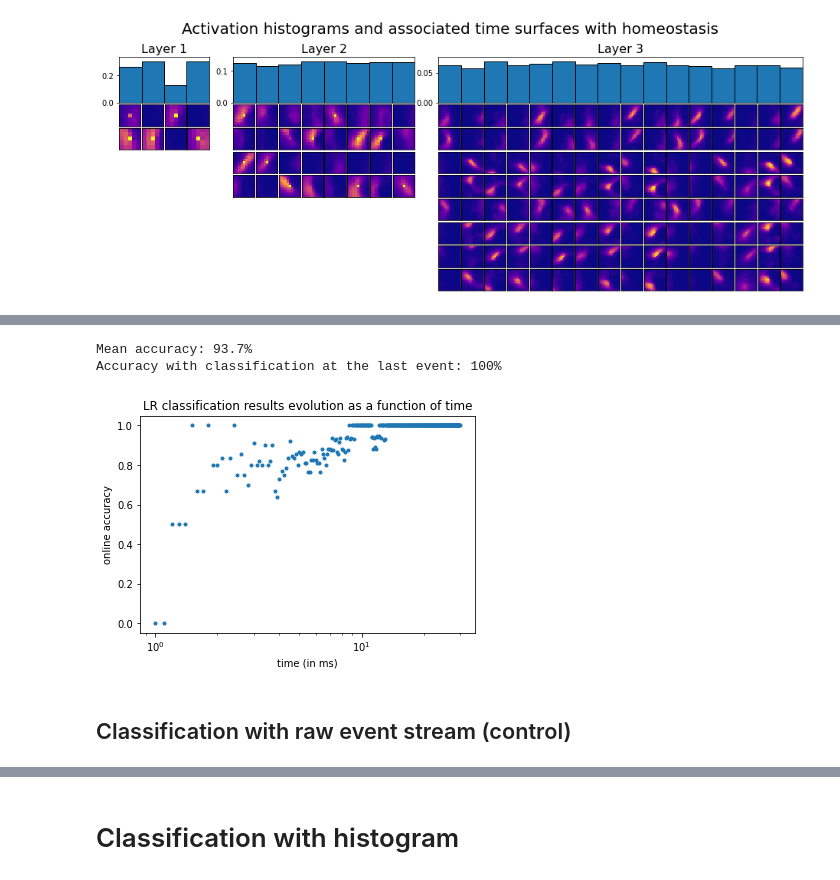
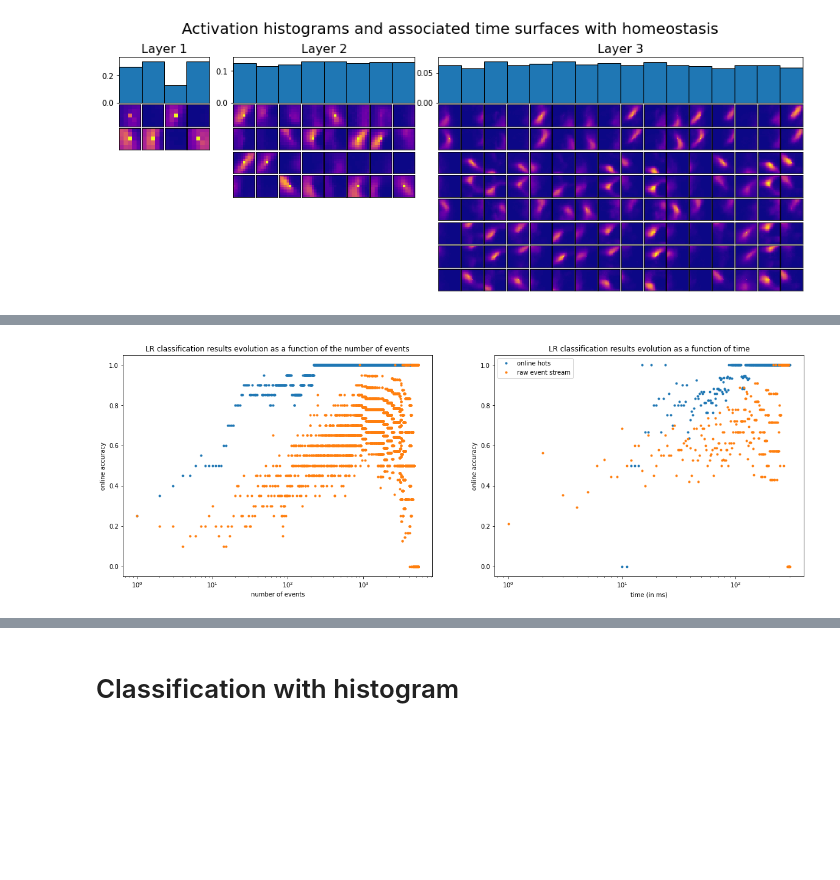
Before and after one commit to AntoineGrimaldi/HOTS, a Jupyter notebook: notebooks/RESULTS_02_PokerDVS.ipynb, the cells around one changed output, grey strips where cells are left out. Cells and saved outputs as stored; diff of their text form; code cells hidden in the pictures; blank space fills up the shorter version.

```diff
--- a/notebooks/RESULTS_02_PokerDVS.ipynb
+++ b/notebooks/RESULTS_02_PokerDVS.ipynb
@@ -46,10 +46,10 @@ tau = (0.3*2,0.3*4,0.3*8)
 homeo = (3,0)
 timestr = '2022-01-06_poker'
 # %%
-hots = network(name = name, tau = tau, homeo = homeo, timestr = timestr, camsize=(sensor_size[0], sensor_size[1]))
+homhots = network(name = name, tau = tau, homeo = homeo, timestr = timestr, camsize=(sensor_size[0], sensor_size[1]))
 loader = get_loader(trainset)
-hots.running(loader, trainset.ordering, trainset.classes, learn=True, train=True)
-hots.plotlayer();
+homhots.running(loader, trainset.ordering, trainset.classes, learn=True, train=True)
+homhots.plotlayer();
 # %% [output]
 loading a network with name:
  ../Records/models/2022-01-06_poker_homhots_(3, 0)_[4, 8, 16]_[0.6, 1.2, 2.4]_[2, 4, 8].pkl
@@ -82,14 +59,12 @@ Accuracy with classification at the last event: 100%
-# %%
-timestep = 100
-meanac, onlinac, lastac, truepos, falsepos = score_classif_time(likelihood, true_target, timestamps, timestep, thres=None)
-print(f'Accuracy with classification at the last event: {int(lastac*100)}%')
-# %% [output]
-Mean accuracy: 93.7%
-Accuracy with classification at the last event: 100%
-[figure, removed]
-# %% [markdown]
-## Classification with raw event stream (control)
 # %%
+tau_cla = 15
+timestep = 100
 sensor_size = trainset.sensor_size
-transform = transform = tonic.transforms.Compose([tonic.transforms.ToTimesurface(sensor_size=sensor_size, tau=tau_cla, decay="exp")])
-trainset_as_input = tonic.datasets.POKERDVS(save_to='../../Data', train = True, transform = transform)
+transform = tonic.transforms.Compose([tonic.transforms.ToTimesurface(sensor_size=sensor_size, tau=tau_cla, decay="exp")])
+trainset_raw = tonic.datasets.POKERDVS(save_to='../../Data', train = True, transform = transform)
+testset_raw = tonic.datasets.POKERDVS(save_to='../../Data', train = False, transform = transform)
+#testset_tmstmps = tonic.datasets.POKERDVS(save_to='../../Data', train = False, transform = tonic.transforms.Compose([tonic.transforms.TimeAlignment()]))
+
+online_accuracy(homhots, tau_cla, trainset_raw, testset_raw, testset, timestr, timestep)
+# %% [output]
+[figure, added]
```
Also changed, not shown: parts of 13 cells of this notebook, 3 other files.
